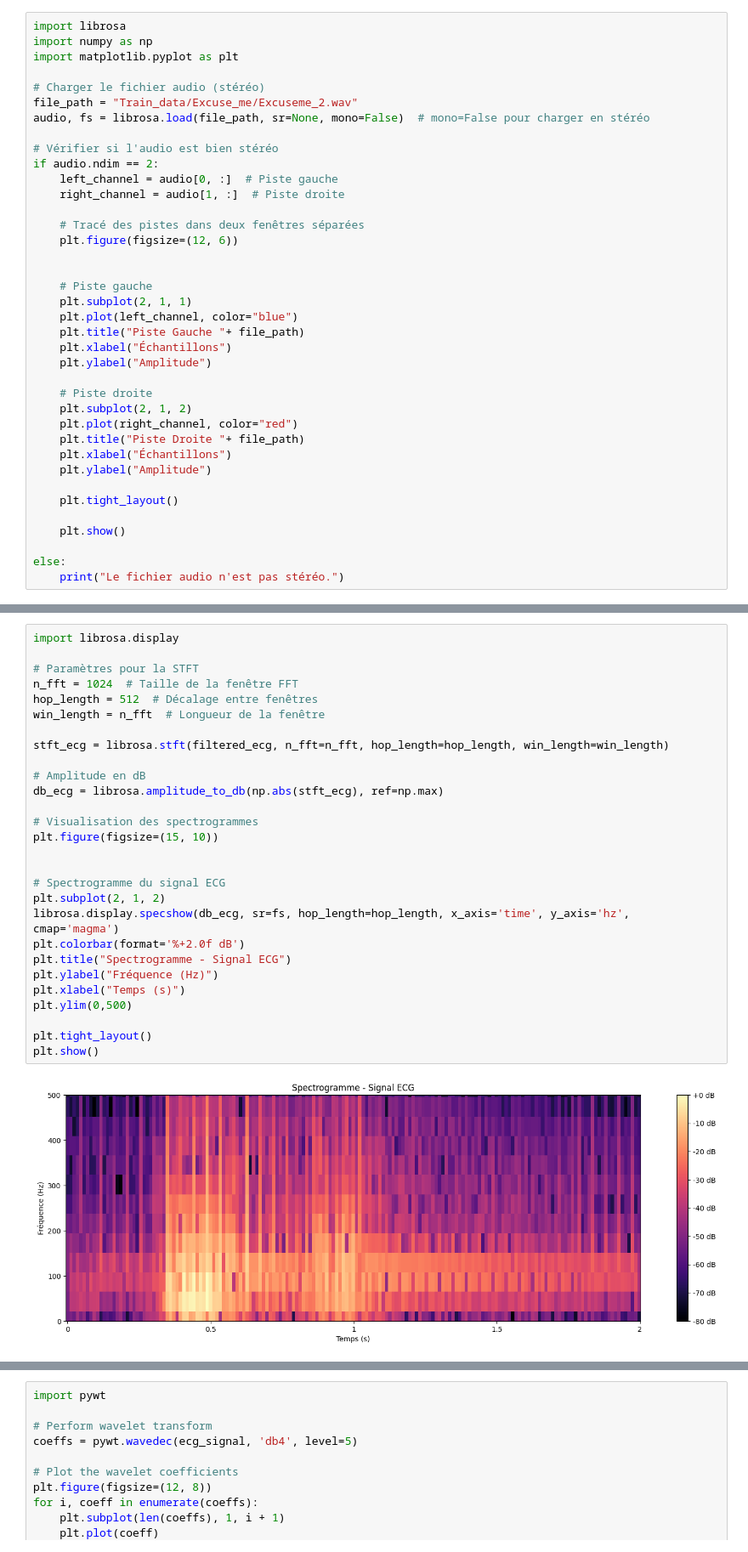
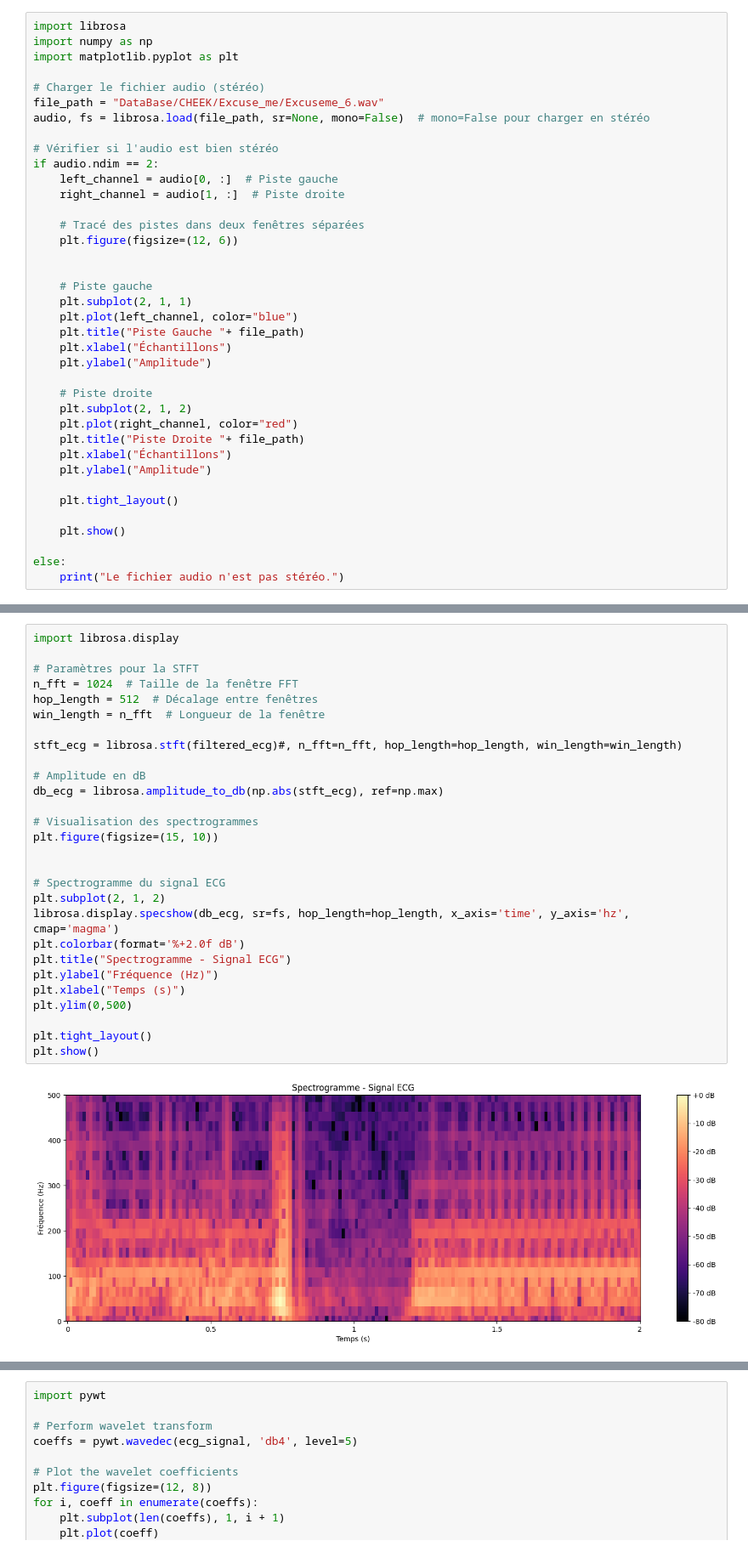
Before and after one commit to lucacros/Silent-Speech-Recognition-Synthesis-SSRS-and-Access-for-General-Public, a Jupyter notebook: spectrum_analysis.ipynb, the cells around one changed output, grey strips where cells are left out. Shown: that part at 85% size. Saved outputs shown, nothing was run; the diff lists cells and outputs as text.

```diff
--- a/spectrum_analysis.ipynb
+++ b/spectrum_analysis.ipynb
@@ -4,7 +4,7 @@ import numpy as np
 import matplotlib.pyplot as plt
 
 # Charger le fichier audio (stéréo)
-file_path = "Train_data/Excuse_me/Excuseme_2.wav"
+file_path = "DataBase/CHEEK/Excuse_me/Excuseme_6.wav"
 audio, fs = librosa.load(file_path, sr=None, mono=False)  # mono=False pour charger en stéréo
 
 # Vérifier si l'audio est bien stéréo
@@ -98,33 +98,33 @@ plot_frequency_response(filtered_ecg, fs, "Frequency Response - Filtered ECG Sig
 # %%
 import librosa.display
 
 # Paramètres pour la STFT
 n_fft = 1024  # Taille de la fenêtre FFT
 hop_length = 512  # Décalage entre fenêtres
 win_length = n_fft  # Longueur de la fenêtre
 
-stft_ecg = librosa.stft(filtered_ecg, n_fft=n_fft, hop_length=hop_length, win_length=win_length)
+stft_ecg = librosa.stft(filtered_ecg)#, n_fft=n_fft, hop_length=hop_length, win_length=win_length)
 
 # Amplitude en dB
 db_ecg = librosa.amplitude_to_db(np.abs(stft_ecg), ref=np.max)
 
 # Visualisation des spectrogrammes
 plt.figure(figsize=(15, 10))
 
 
 # Spectrogramme du signal ECG
 plt.subplot(2, 1, 2)
 librosa.display.specshow(db_ecg, sr=fs, hop_length=hop_length, x_axis='time', y_axis='hz', cmap='magma')
 plt.colorbar(format='%+2.0f dB')
 plt.title("Spectrogramme - Signal ECG")
 plt.ylabel("Fréquence (Hz)")
 plt.xlabel("Temps (s)")
 plt.ylim(0,500)
 
 plt.tight_layout()
 plt.show()
 # %% [output]
-[figure, old version]
+[figure, new version]
 # %%
 import os
 import numpy as np
```
Also changed, not shown: parts of 4 cells of this notebook, 2 other files.
